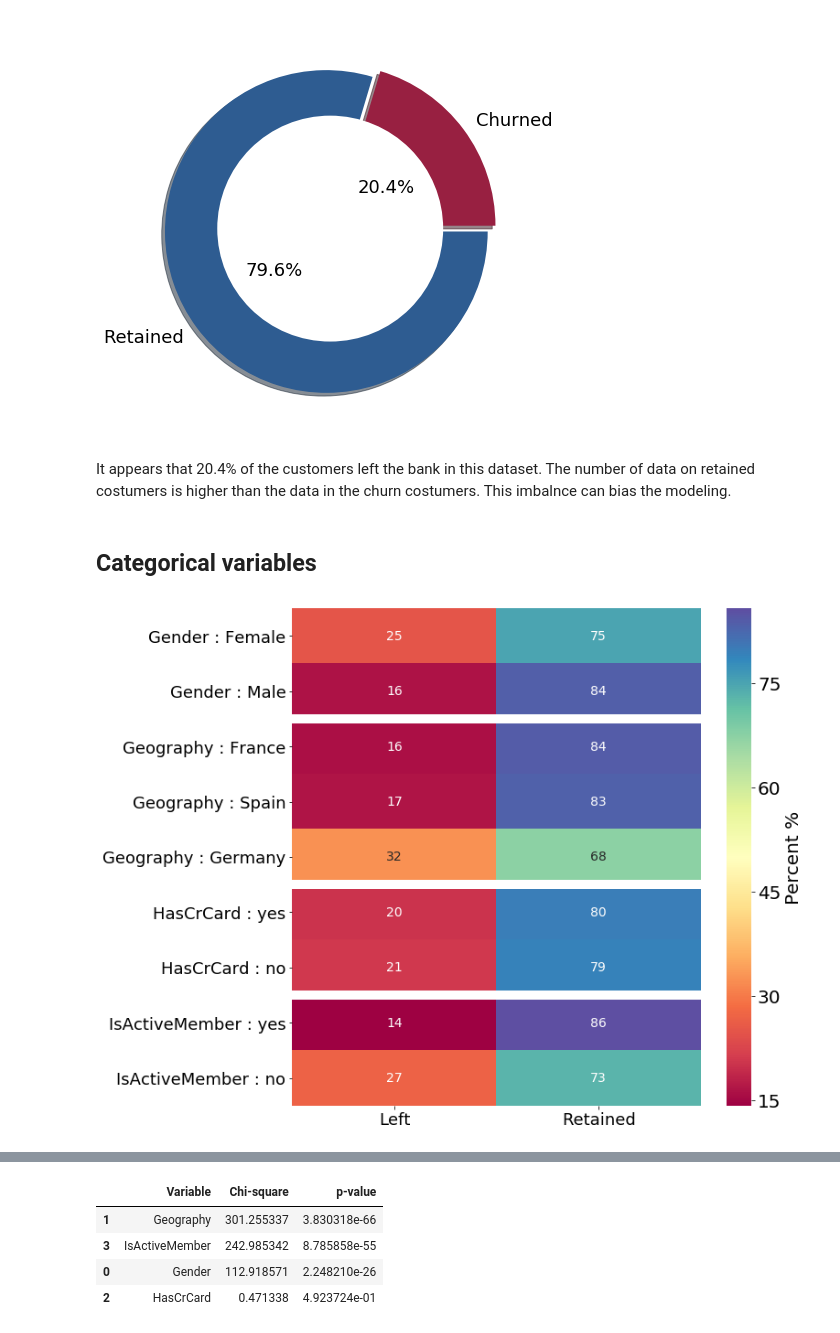
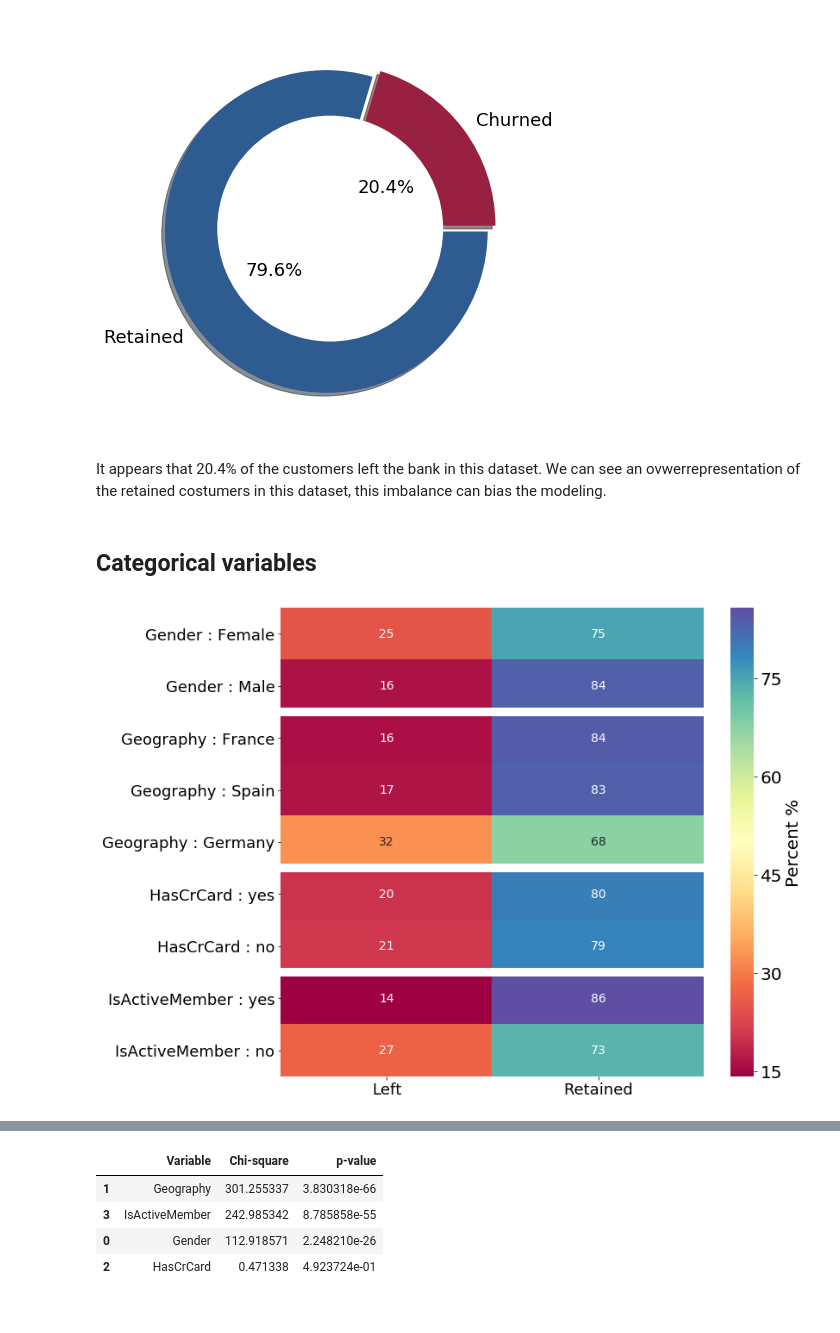
Before and after one commit to Moutoussamy/BankCustomersChurnPred, a Jupyter notebook: BankCustomersChurnPred.ipynb, the cells around one changed output, grey strips where cells are left out. Saved outputs shown, nothing was run; the diff lists cells and outputs as text; code cells hidden in the pictures.

Commit message:
save figure for README

```diff
--- a/BankCustomersChurnPred.ipynb
+++ b/BankCustomersChurnPred.ipynb
@@ -295,14 +320,14 @@ MakeMeADonut(['Churned', 'Retained'], sizes)
 # %% [output]
 [figure]
 # %% [markdown]
-It appears that 20.4% of the customers left the bank in this dataset. The number of data on retained costumers is higher than the data in the churn costumers. This imbalnce can bias the modeling.
+It appears that 20.4% of the customers left the bank in this dataset. We can see an ovwerrepresentation of the retained costumers in this dataset, this imbalance can bias the modeling.
 # %% [markdown]
 ## Categorical variables
 # %%
 matrix_categorical = BuildMatrixCategorical(df,categorical_descriptors)
-PlotHeatMap(matrix_categorical)
+PlotHeatMap(matrix_categorical,"HeatMapCatFeatures")
 # %% [output]
-[figure, old version]
+[figure, new version]
 # %% [markdown]
 Here, the catgorical variables gives us some interresting information:
 
```
Also changed, not shown: parts of 37 cells of this notebook, 8 other files.
